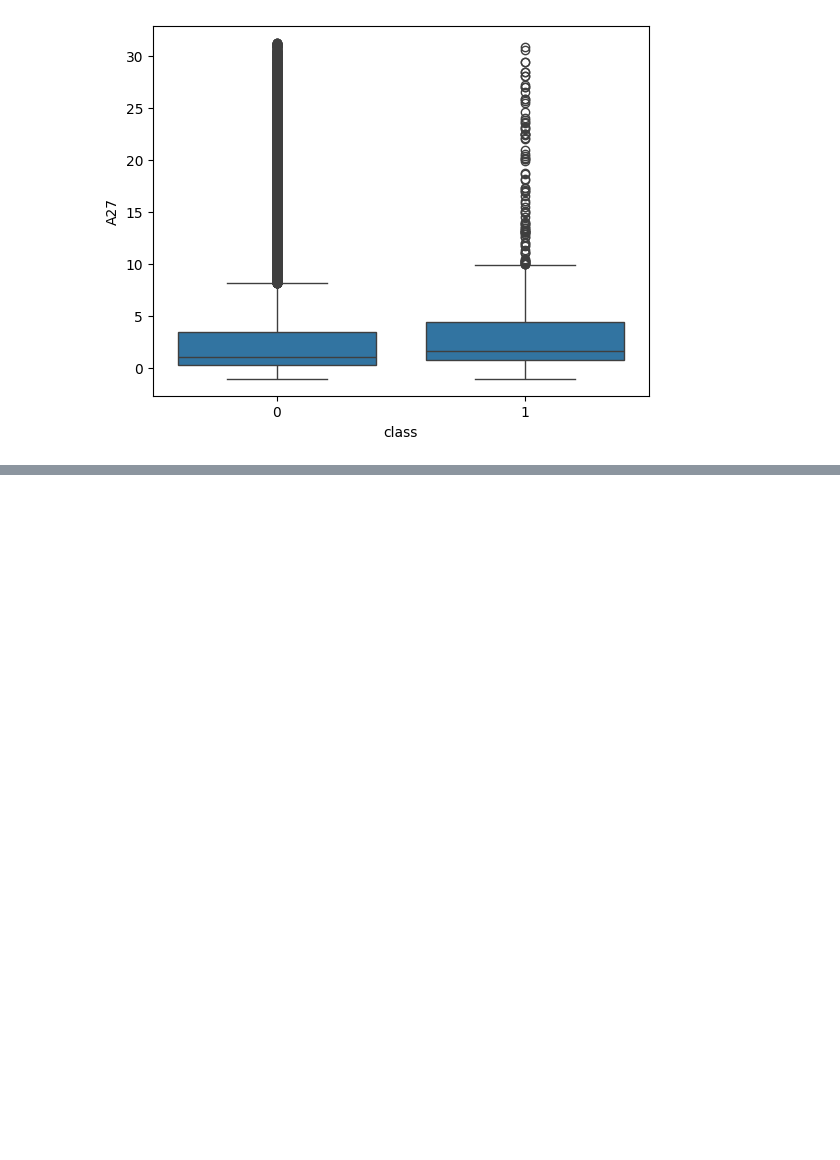
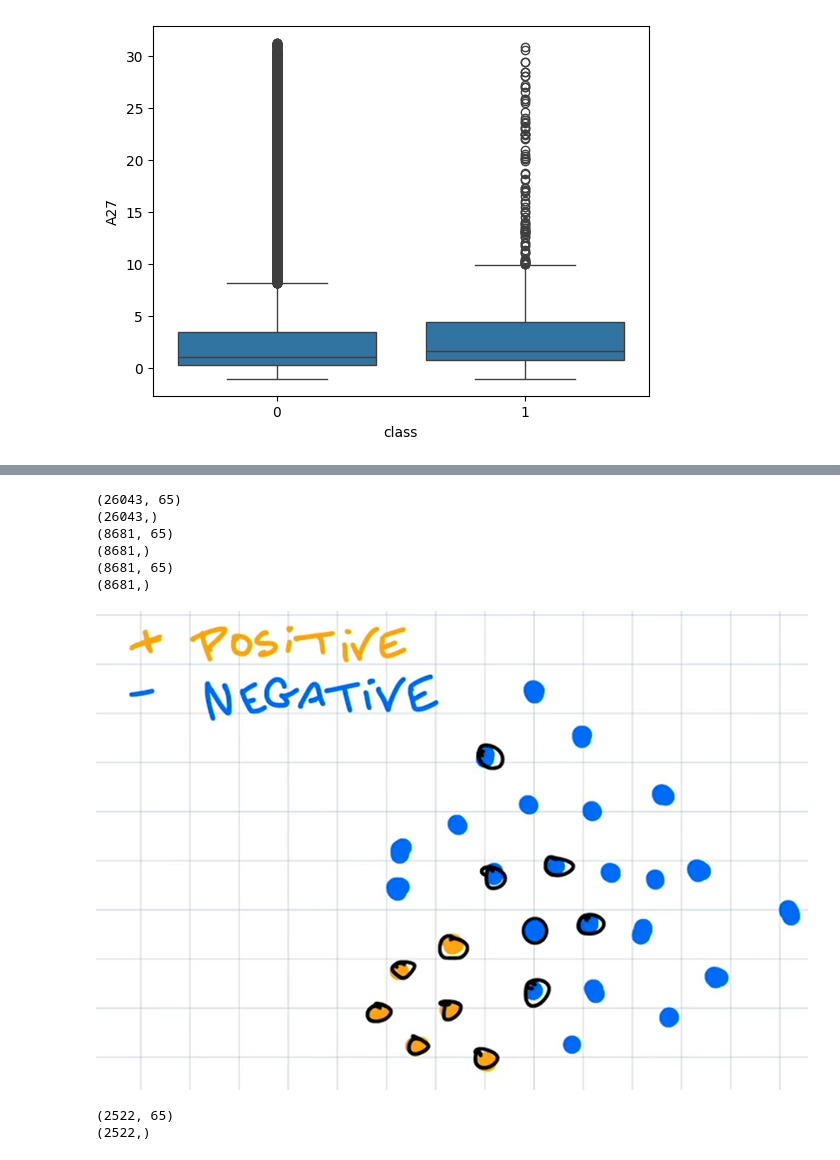
Before and after one commit to selvamR5/Bankruptcy-prediction, a Jupyter notebook: data mining.ipynb, the cells around one changed output, grey strips where cells are left out. Drawn from its saved outputs; the diff is of its cells as text; code cells hidden in the pictures; blank space fills up the shorter version.

```diff
--- a/data mining.ipynb
+++ b/data mining.ipynb
@@ -207,3 +212,33 @@ y = df["class"]
 # splitting
 
 X_train,X_test,y_train,y_test = train_test_split(X,y,test_size = 0.2,random_state=42)
+X_train,X_val,y_train,y_val = train_test_split(X_train,y_train,test_size = 0.25, random_state=42)
+
+print(X_train.shape)
+print(y_train.shape)
+print(X_val.shape)
+print(y_val.shape)
+print(X_test.shape)
+print(y_test.shape)
+# %% [output]
+(26043, 65)
+(26043,)
+(8681, 65)
+(8681,)
+(8681, 65)
+(8681,)
+# %%
+#undersampling
+Image(filename="C:\\Users\\selva\\OneDrive\\Pictures\\Screenshots\\Screenshot 2024-04-03 105822.png")
+# %% [output]
+[figure, added]
+# %%
+# undersamling
+under_sample = RandomUnderSampler(random_state = 42)
+X_train_under, y_train_under = under_sample.fit_resample(X_train,y_train)
+
+print(X_train_under.shape)
+print(y_train_under.shape)
+# %% [output]
+(2522, 65)
+(2522,)
```
Also changed, not shown: parts of 23 cells of this notebook.
